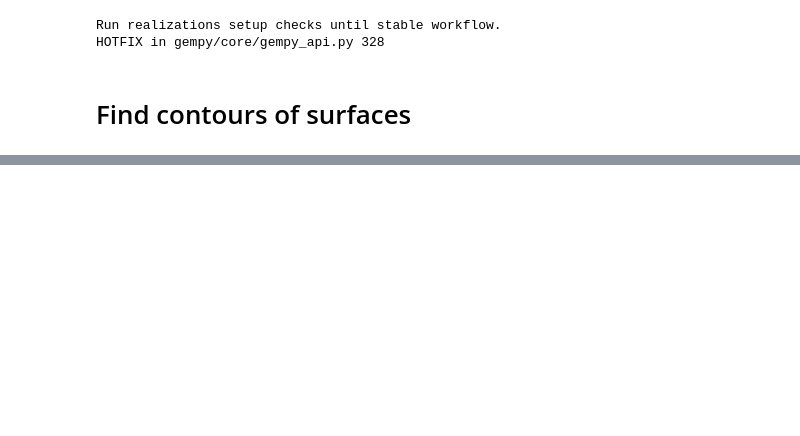
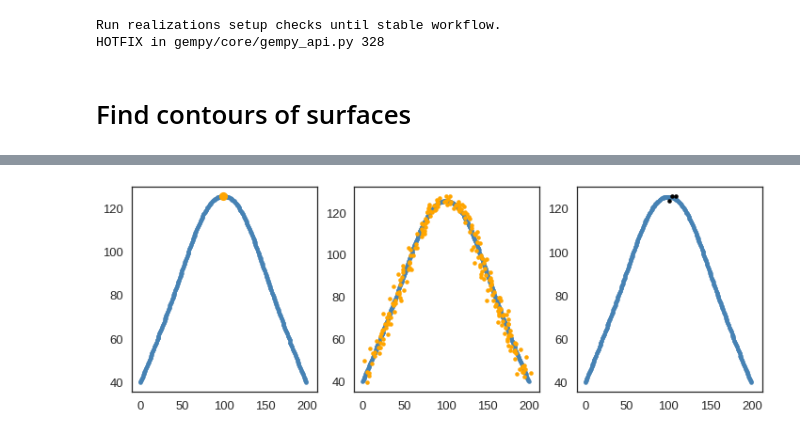
Before and after one commit to TrellixVulnTeam/gempy-notebooks_Q97W, a Jupyter notebook: server-gempy/workflow-v5.ipynb, the cells around one changed output, grey strips where cells are left out. Saved outputs shown, nothing was run; the diff lists cells and outputs as text; code cells hidden in the pictures; blank space fills up the shorter version.

```diff
--- a/server-gempy/workflow-v5.ipynb
+++ b/server-gempy/workflow-v5.ipynb
@@ -172,0 +250,26 @@ plt.show()
+# %%
+# find slopes
+ys_noisy_slope = ys_noisy[1::] - ys_noisy[:-1]
+# mark positiv slope as 1 and negatives as 0
+ys_noisy_slope_int = (ys_noisy_slope < 0).astype(int)
+# split into chunks
+ys_noisy_slope_positiv_split = np.array_split(ys_noisy_slope_positiv, 80)
+ys_noisy_slope_mean = [np.mean(m) for m in ys_noisy_slope_positiv_split]
+# %%
+p = ys_noisy_slope_int
+n = 50
+pn = np.array([np.mean(p[i:i+n]) >= 0.5 for i in range(len(p - n))])
+pn_ = pn[1:] ^ pn[:-1]
+xsn, ysn = xs_noisy[:-2][pn_], ys_noisy[:-2][pn_]
+# %%
+fig, (ax_1, ax_2, ax_3) = plt.subplots(nrows=1, ncols=3, sharex=True, figsize=(12, 4))
+ax.imshow(scalar_field, cmap=plt.cm.gray)
+ax_1.plot(xs, ys, '.', color='steelblue')
+ax_1.plot(xs_extrems, ys_extrems, 'o', color='orange')
+ax_2.plot(xs, ys, '.', color='steelblue')
+ax_2.plot(xs_noisy_extrems, ys_noisy_extrems, '.', color='orange')
+ax_3.plot(xs, ys, '.', color='steelblue')
+ax_3.plot(xsn, ysn, '.', color='black')
+plt.show()
+# %% [output]
+[figure, added]
```
Also changed, not shown: parts of 12 cells of this notebook, 1 other file.
